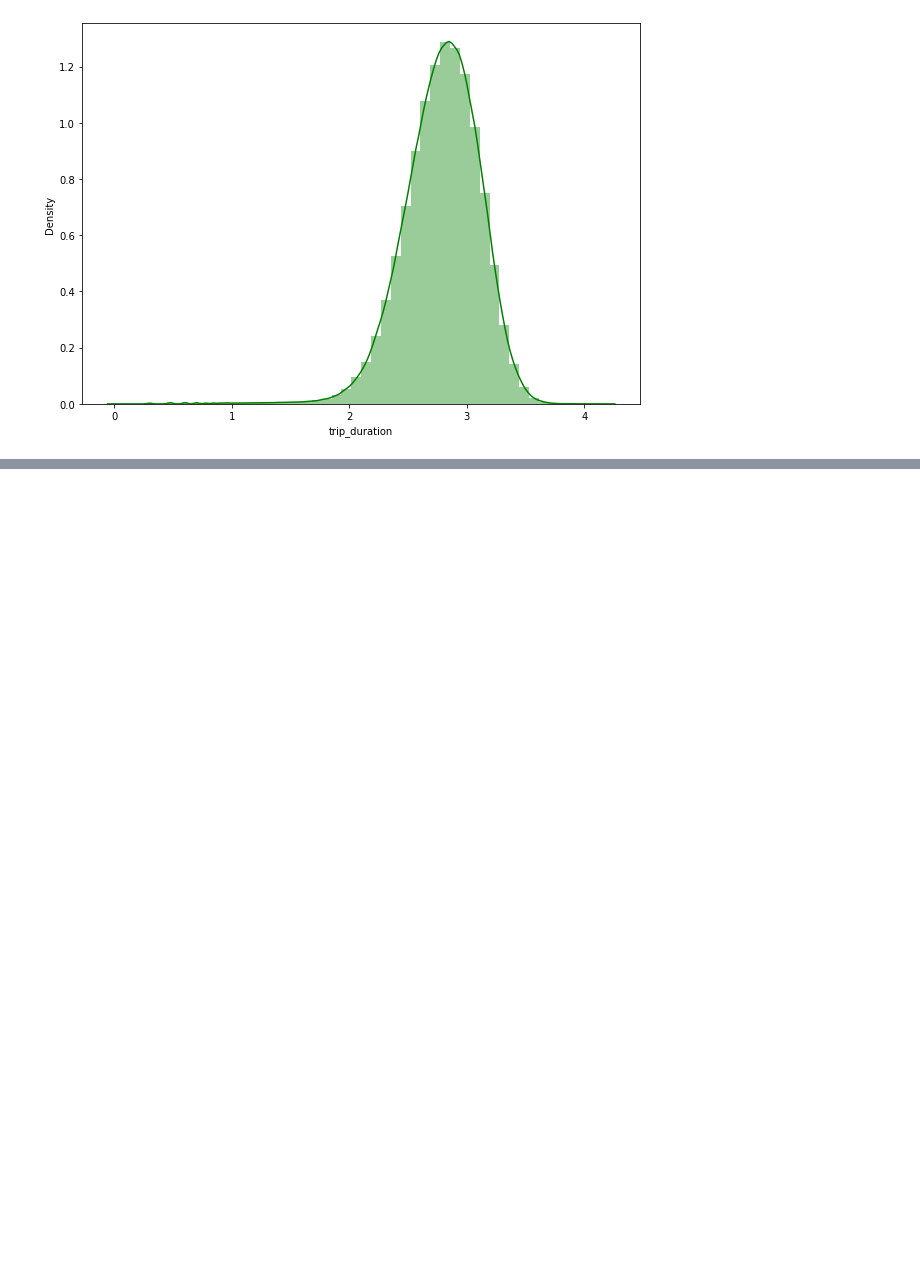
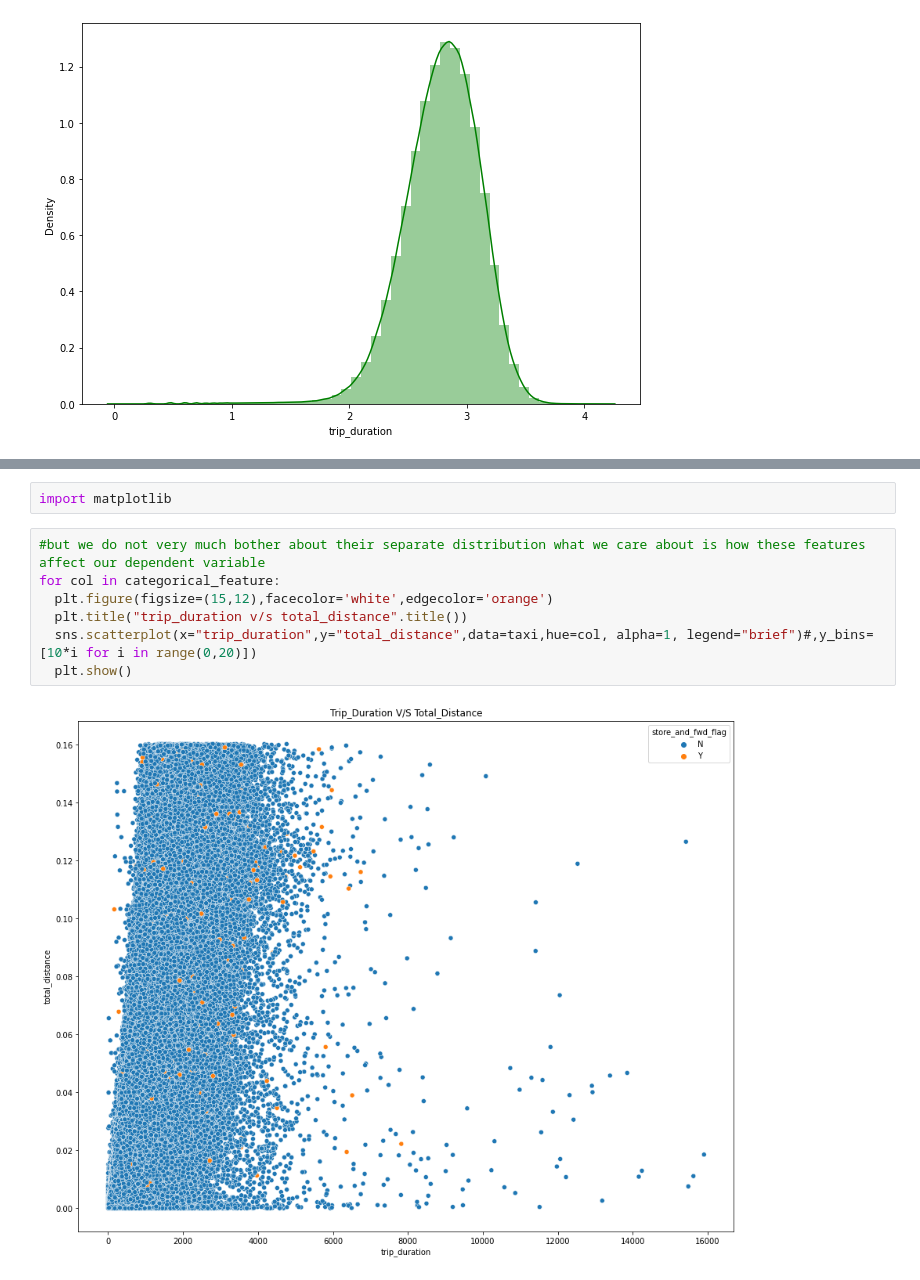
Before and after one commit to gauriagarwal18/Cab-Clock, a Jupyter notebook: NYC_Taxi_Trip_Time_Prediction_Capstone_Project.ipynb, the cells around one changed output, grey strips where cells are left out. Drawn from its saved outputs; the diff is of its cells as text; blank space fills up the shorter version.

```diff
--- a/NYC_Taxi_Trip_Time_Prediction_Capstone_Project.ipynb
+++ b/NYC_Taxi_Trip_Time_Prediction_Capstone_Project.ipynb
@@ -424,0 +503,11 @@ sns.heatmap(abs(correlation), annot=True, cmap='coolwarm')
+# %%
+import matplotlib
+# %%
+#but we do not very much bother about their separate distribution what we care about is how these features affect our dependent variable
+for col in categorical_feature:
+  plt.figure(figsize=(15,12),facecolor='white',edgecolor='orange')
+  plt.title("trip_duration v/s total_distance".title())
+  sns.scatterplot(x="trip_duration",y="total_distance",data=taxi,hue=col, alpha=1, legend="brief")#,y_bins=[10*i for i in range(0,20)])
+  plt.show()
+# %% [output]
+[figure, added]
```
Also changed, not shown: parts of 20 cells of this notebook.
